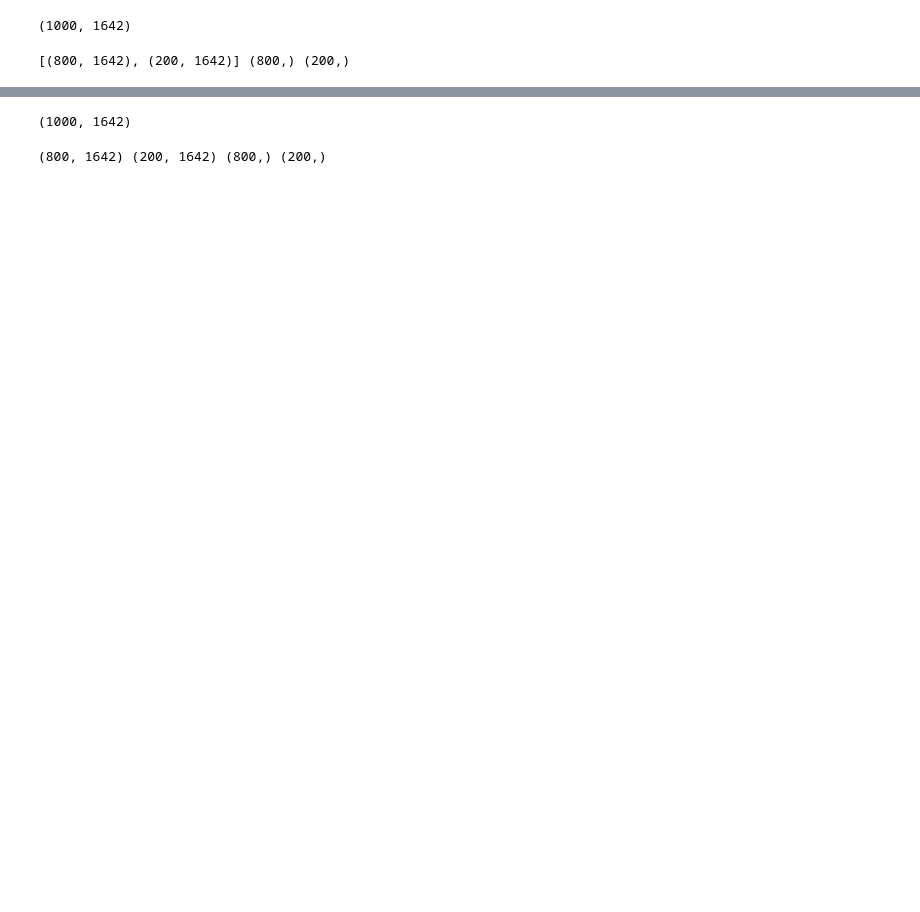
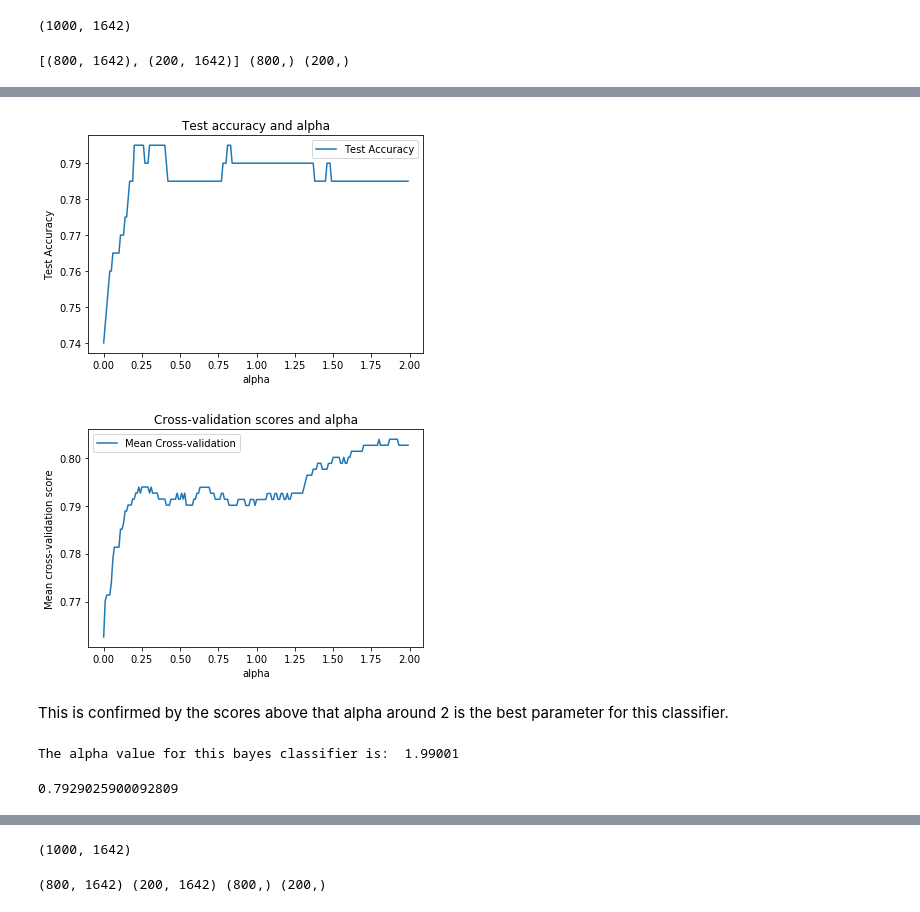
Before and after one commit to PriyankaBiswas/Data-Science, a Jupyter notebook: Unit2_SL/sentiment labelled sentences/Challenge_iterate_evaluate_classifier.ipynb, the cells around one changed output, grey strips where cells are left out. Cells and saved outputs as stored; diff of their text form; code cells hidden in the pictures; blank space fills up the shorter version.

```diff
--- a/Unit2_SL/sentiment labelled sentences/Challenge_iterate_evaluate_classifier.ipynb
+++ b/Unit2_SL/sentiment labelled sentences/Challenge_iterate_evaluate_classifier.ipynb
@@ -299,0 +400,27 @@ CV.mean()
+# %%
+matrix = np.matrix(np.c_[list_alpha, score_train, score_test, recall_test, precision_test, CV])
+models = pd.DataFrame(data = matrix, columns =
+             ['alpha', 'Train Accuracy', 'Test Accuracy', 'Test Recall', 'Test Precision', 'Mean Cross-validation'])
+# %%
+models.plot(x='alpha', y='Test Accuracy')   #plotting test accuracy as a function of alpha
+plt.ylabel('Test Accuracy')
+plt.title('Test accuracy and alpha')
+plt.show()
+
+models.plot(x='alpha', y='Mean Cross-validation')
+plt.ylabel('Mean cross-validation score')
+plt.title('Cross-validation scores and alpha')
+plt.show()
+# %% [output]
+[figure, added]
+[figure, added]
+# %% [markdown]
+This is confirmed by the scores above that alpha around 2 is the best parameter for this classifier.
+# %%
+print("The alpha value for this bayes classifier is: ", bayes.alpha)
+# %% [output]
+The alpha value for this bayes classifier is:  1.99001
+# %%
+CV.mean()  #60%   # average of different alpha parameterss tested on the loop -- this is not what I want to look so.
+# %% [output]
+0.7929025900092809
```
Also changed, not shown: parts of 42 cells of this notebook.
